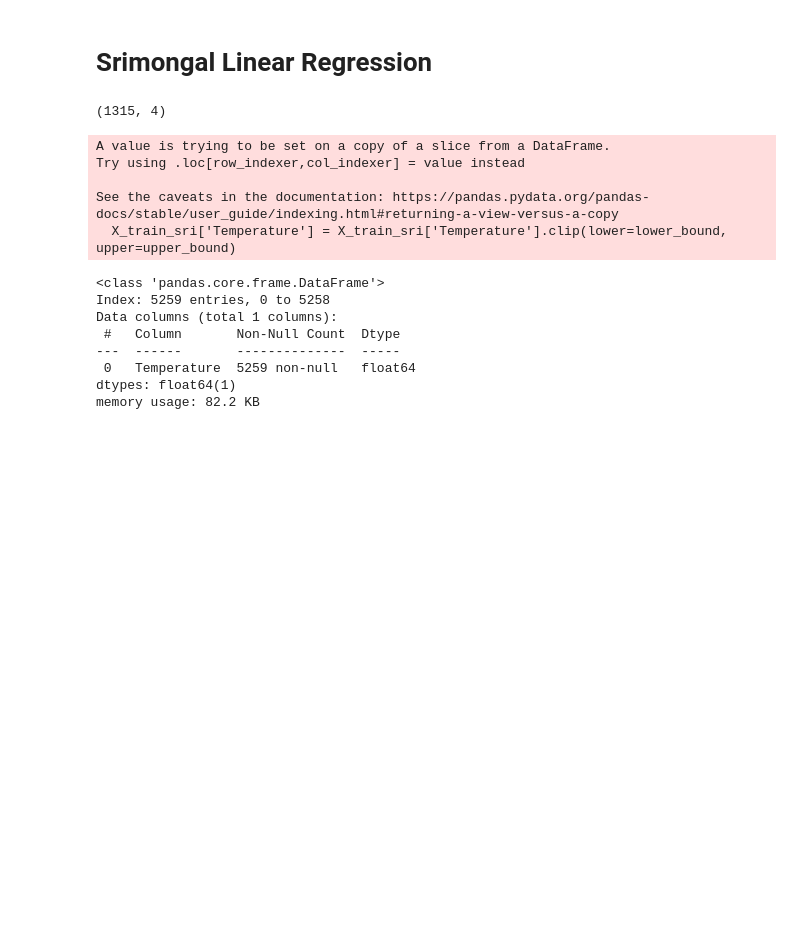
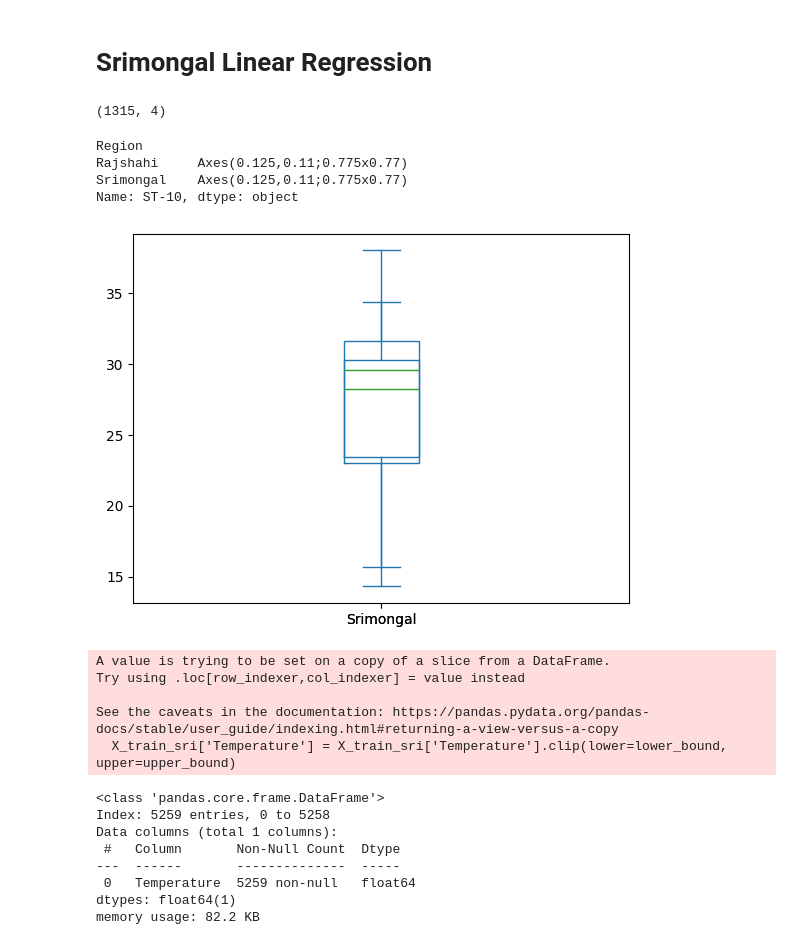
Before and after one commit to AhmShakib/conference-goal, a Jupyter notebook: Conference-LinearRegression-10cm.ipynb, the cells around one changed output. Saved outputs shown, nothing was run; the diff lists cells and outputs as text; code cells hidden in the pictures; blank space fills up the shorter version.

```diff
--- a/Conference-LinearRegression-10cm.ipynb
+++ b/Conference-LinearRegression-10cm.ipynb
@@ -448,6 +427,14 @@ y_train_sri = train_sri[['ST-10']]
 
 X_val_sri = val_sri[['Temperature']]
 y_val_sri = val_sri[['ST-10']]
+# %%
+df.groupby('Region')['ST-10'].plot(kind='box')
+# %% [output]
+Region
+Rajshahi     Axes(0.125,0.11;0.775x0.77)
+Srimongal    Axes(0.125,0.11;0.775x0.77)
+Name: ST-10, dtype: object
+[figure, added]
 # %%
 Q1 = X_train_sri['Temperature'].quantile(0.25)
 Q3 = X_train_sri['Temperature'].quantile(0.75)
```
Also changed, not shown: parts of 24 cells of this notebook, 2 other files.
